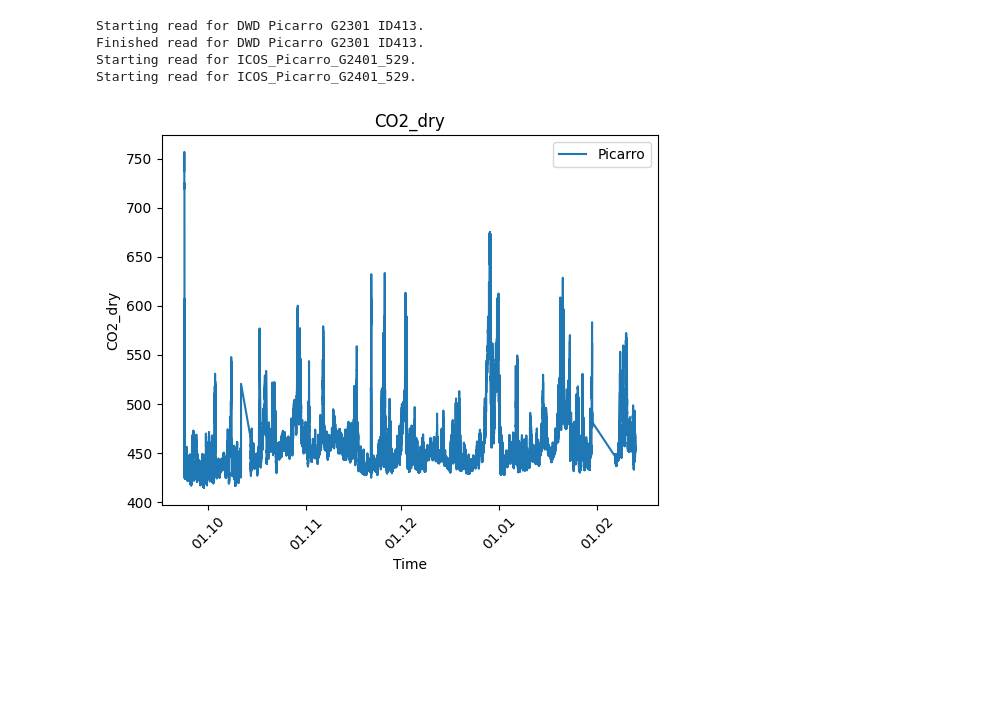
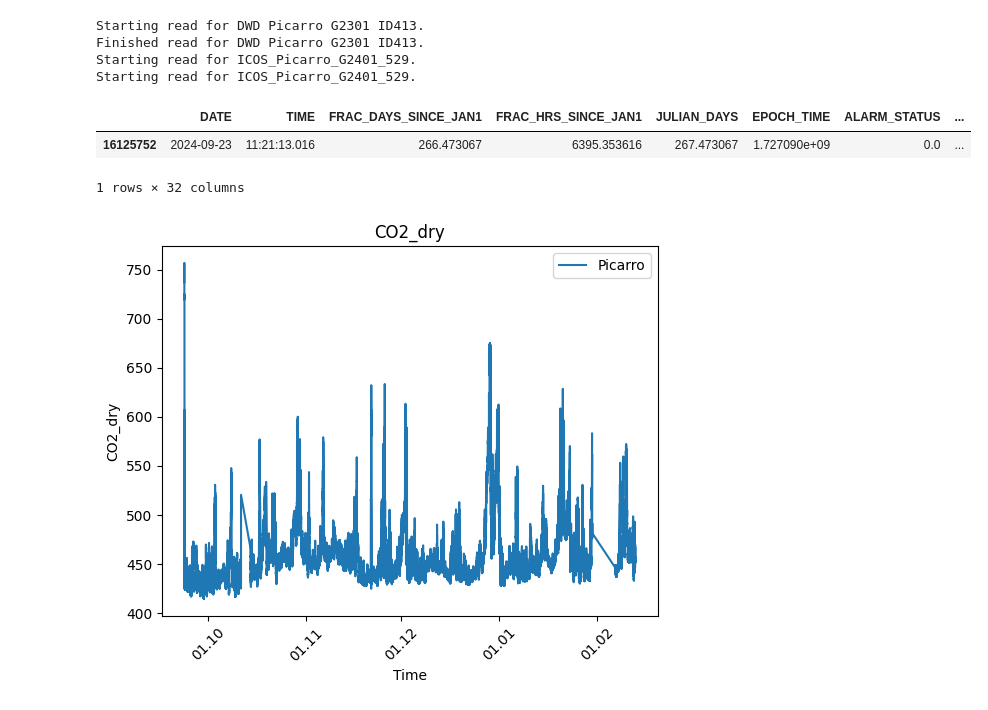
Before and after one commit to tum-esm/ACROPOLIS-data-processing, a Jupyter notebook: notebooks/pre-processing/picarro/0_read_picarro_files.ipynb, the cells around one changed output. Saved outputs shown, nothing was run; the diff lists cells and outputs as text; code cells hidden in the pictures; blank space fills up the shorter version.

```diff
--- a/notebooks/pre-processing/picarro/0_read_picarro_files.ipynb
+++ b/notebooks/pre-processing/picarro/0_read_picarro_files.ipynb
@@ -39,7 +39,8 @@ def merge_picarro_files(input_path:str, output_path:str, output_name:str="picarr
 
     return df_picarro
 # %%
-output_path = os.path.join(DATA_DIRECTORY, "processed", "picarro")
+output_path = os.path.join(DATA_DIRECTORY, "input", "picarro")
+assert(os.path.exists(output_path))
 
 # DWD Picarro G2301 ID413
 print("Starting read for DWD Picarro G2301 ID413.")
@@ -57,6 +58,12 @@ Starting read for DWD Picarro G2301 ID413.
 Finished read for DWD Picarro G2301 ID413.
 Starting read for ICOS_Picarro_G2401_529.
 Starting read for ICOS_Picarro_G2401_529.
+# %%
+df_p_529.head(1)
+# %% [output]
+|  | DATE | TIME | FRAC_DAYS_SINCE_JAN1 | FRAC_HRS_SINCE_JAN1 | JULIAN_DAYS | EPOCH_TIME | ALARM_STATUS | ... |
+| 16125752 | 2024-09-23 | 11:21:13.016 | 266.473067 | 6395.353616 | 267.473067 | 1.727090e+09 | 0.0 | ... |
+1 rows × 32 columns
 # %%
 df_plot = df_p_529[["datetime", "CO2_dry"]] \
     .loc[(df_p_529['CO2_dry'] > 300) & (df_p_529['CO2_dry'] < 1000)] \
```
Also changed, not shown: 2 other files.
